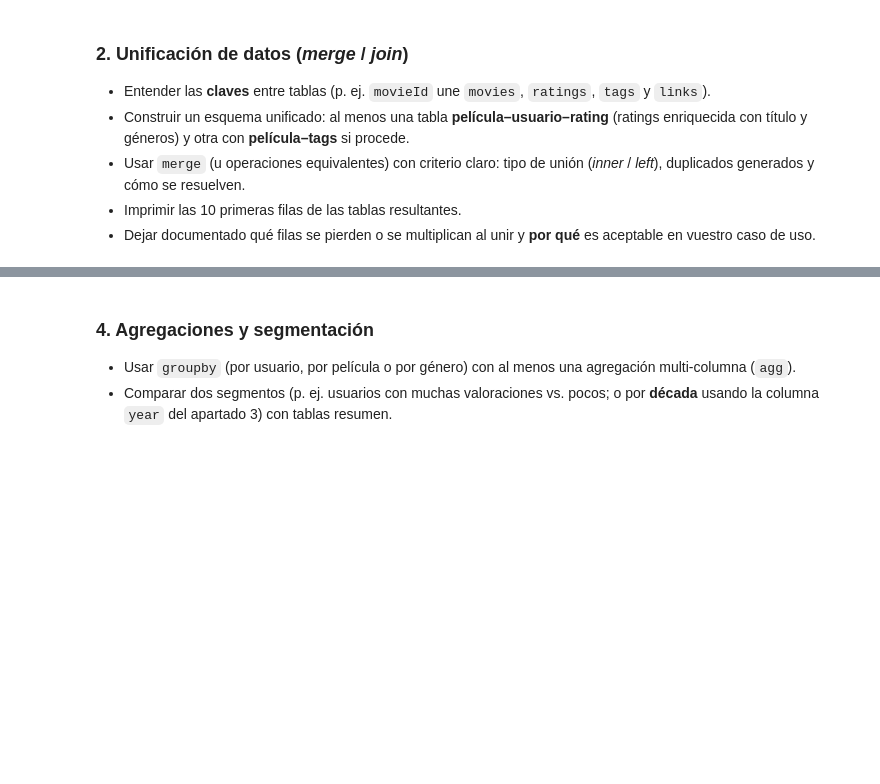
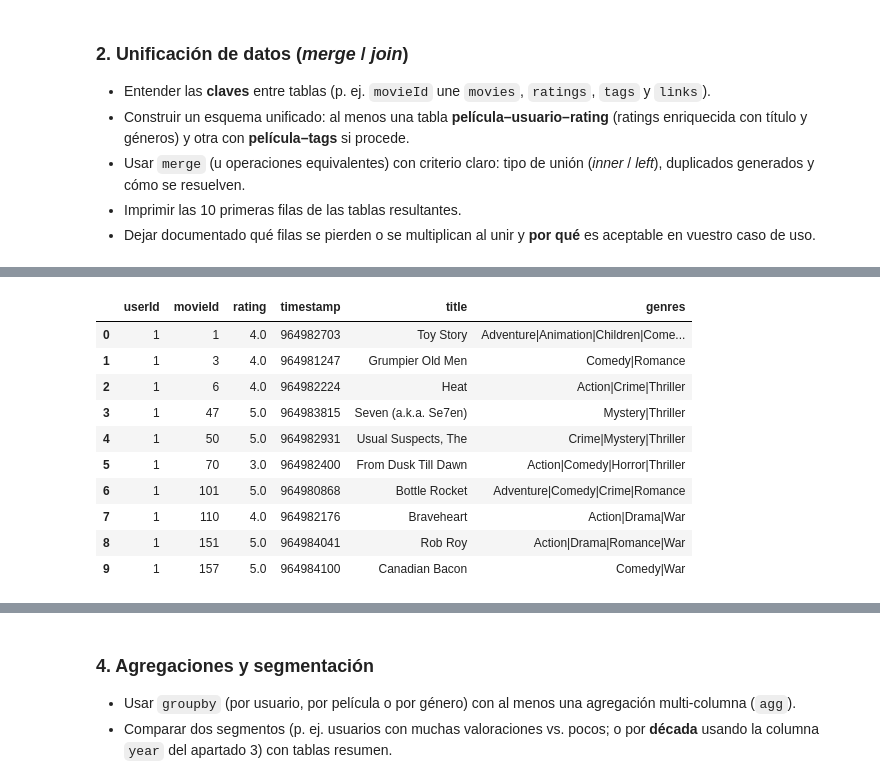
Before and after one commit to enricparella/TeamChllangesEPM, a Jupyter notebook: Team_Challenge_sprint03_04.ipynb, the cells around one changed output, grey strips where cells are left out. Drawn from its saved outputs; the diff is of its cells as text; code cells hidden in the pictures; blank space fills up the shorter version.

Commit message:
Parte Pandas C3

```diff
--- a/Team_Challenge_sprint03_04.ipynb
+++ b/Team_Challenge_sprint03_04.ipynb
@@ -39,4 +39,10 @@
 - Cargar con **Pandas** los cuatro ficheros: `movies.csv`, `ratings.csv`, `tags.csv`, `links.csv`.
 - Comprobar para cada `DataFrame`: `shape`, columnas, `dtypes`, `head` y conteo de nulos.
 # %%
-# --- Apartado 1: Ingesta de datos ---
+import pandas as pd
+
+# Aseguraos de que vuestra ruta desde el repo del trabajo sea correcta para poder cargar estos archivos.
+movies = pd.read_csv("Team_Challenges/TC_01_Sprint_03_04/data/movies.csv")
+ratings = pd.read_csv("Team_Challenges/TC_01_Sprint_03_04/data/ratings.csv")
+tags = pd.read_csv("Team_Challenges/TC_01_Sprint_03_04/data/tags.csv")
+links = pd.read_csv("Team_Challenges/TC_01_Sprint_03_04/data/links.csv")
@@ -59,4 +129,68 @@
 - Imprimir las 10 primeras filas de las tablas resultantes.
 - Dejar documentado qué filas se pierden o se multiplican al unir y **por qué** es aceptable en vuestro caso de uso.
 # %%
-# --- Apartado 3: Merge / join  ---
+
+# 1) Tabla película–usuario–rating
+# Usamos Merge how = left para conservar todas las valoraciones aunque alguna película no tenga todos los datos.
+ratings_enriched = ratings.merge(
+    movies[["movieId", "title", "genres"]],
+    on="movieId",
+    how="left",
+    validate="many_to_one"
+)
+
+print("ratings original:", ratings.shape)
+print("ratings_enriched:", ratings_enriched.shape)
+print("Ratings sin película encontrada:", ratings_enriched["title"].isna().sum())
+
+print("\nPrimeras 10 filas de ratings_enriched:")
+display(ratings_enriched.head(10))
+
+
+# 2) Tabla película–tags
+# Usamos LEFT para conservar todos los tags aunque a alguna película le falten datos.
+movie_tags = tags.merge(
+    movies[["movieId", "title", "genres"]],
+    on="movieId",
+    how="left",
+    validate="many_to_one"
+)
+
+print("\ntags original:", tags.shape)
+print("movie_tags:", movie_tags.shape)
+print("Tags sin película encontrada:", movie_tags["title"].isna().sum())
+
+print("\nPrimeras 10 filas de movie_tags:")
+display(movie_tags.head(10))
+
+
+# 3) Comprobación de duplicados / multiplicación
+print("\nDuplicados por clave en movies:")
+print(movies["movieId"].duplicated().sum())
+
+print("\nDuplicados exactos en ratings_enriched:")
+print(ratings_enriched.duplicated().sum())
+
+print("\nDuplicados exactos en movie_tags:")
+print(movie_tags.duplicated().sum())
+
+
+# 4) Documentación breve
+print("""
+DOCUMENTACIÓN DE UNIONES
+
+ratings_enriched:
+- Unión usada: LEFT JOIN desde ratings hacia movies por movieId. porque el caso de uso parte de las valoraciones; queremos conservar todas las filas de ratings.
+- Pérdida de filas: no debería haber pérdida porque LEFT conserva todas las filas de ratings.
+- Multiplicación: no debería multiplicar filas si movieId es único en movies.
+- Validación usada: many_to_one, porque muchas valoraciones pueden apuntar a una misma película.
+
+movie_tags:
+- Unión usada: LEFT JOIN desde tags hacia movies por movieId porque también queremos conservar todos los tags disponibles.
+- Pérdida de filas: no debería haber pérdida porque LEFT conserva todas las filas de tags.
+- Multiplicación: no debería multiplicar filas si movieId es único en movies.
+- Validación usada: many_to_one, porque muchos tags pueden apuntar a una misma película.
+
+Es aceptable porque movies actúa como tabla de dimensión/datos, mientras ratings y tags son tablas válidas.
+""")
+# %% [output]
@@ -62,0 +202,11 @@
+|  | userId | movieId | rating | timestamp | title | genres |
+| 0 | 1 | 1 | 4.0 | 964982703 | Toy Story | Adventure|Animation|Children|Come... |
+| 1 | 1 | 3 | 4.0 | 964981247 | Grumpier Old Men | Comedy|Romance |
+| 2 | 1 | 6 | 4.0 | 964982224 | Heat | Action|Crime|Thriller |
+| 3 | 1 | 47 | 5.0 | 964983815 | Seven (a.k.a. Se7en) | Mystery|Thriller |
+| 4 | 1 | 50 | 5.0 | 964982931 | Usual Suspects, The | Crime|Mystery|Thriller |
+| 5 | 1 | 70 | 3.0 | 964982400 | From Dusk Till Dawn | Action|Comedy|Horror|Thriller |
+| 6 | 1 | 101 | 5.0 | 964980868 | Bottle Rocket | Adventure|Comedy|Crime|Romance |
+| 7 | 1 | 110 | 4.0 | 964982176 | Braveheart | Action|Drama|War |
+| 8 | 1 | 151 | 5.0 | 964984041 | Rob Roy | Action|Drama|Romance|War |
+| 9 | 1 | 157 | 5.0 | 964984100 | Canadian Bacon | Comedy|War |
```
Also changed, not shown: parts of 7 cells of this notebook.
